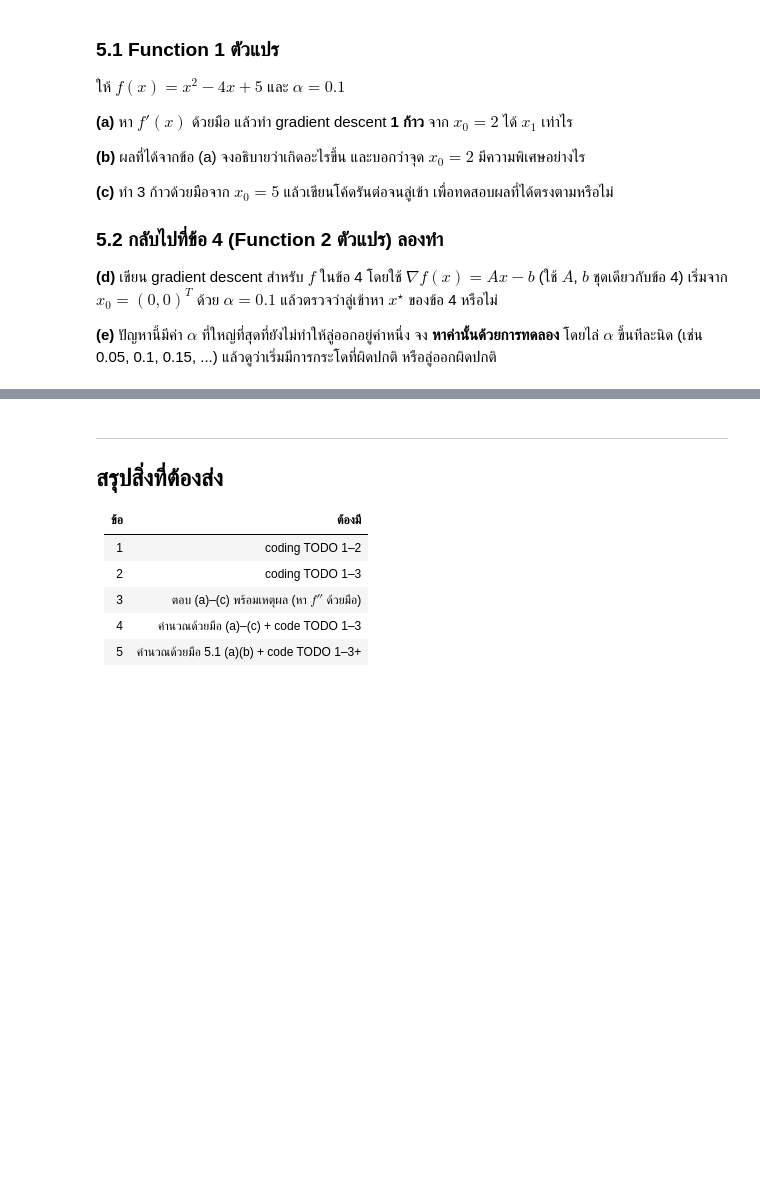
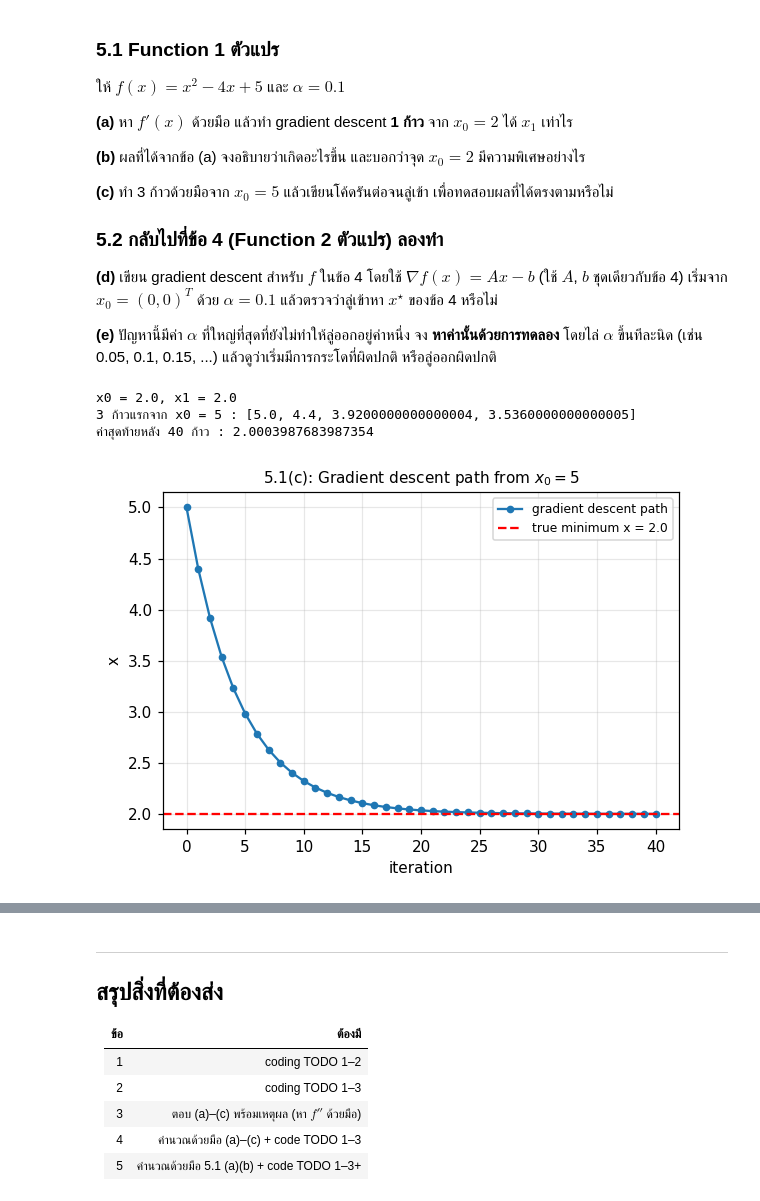
Before and after one commit to txchxn01/Home_work, a Jupyter notebook: PS01_linear_algebra_optimization.ipynb, the cells around one changed output, grey strips where cells are left out. Drawn from its saved outputs; the diff is of its cells as text; code cells hidden in the pictures; blank space fills up the shorter version.

```diff
--- a/PS01_linear_algebra_optimization.ipynb
+++ b/PS01_linear_algebra_optimization.ipynb
@@ -249,20 +320,48 @@ $$x_{k+1} = x_k - \alpha \nabla f(x_k)$$
 # %%
 # ---------- 5.1 กรณี 1 ตัวแปร ----------
 def f1(x):
     return x ** 2 - 4 * x + 5
 
 
 def grad_f1(x):
     # TODO 1: เขียนอนุพันธ์ f'(x) ที่หามาได้จากข้อ (a)
-    ...
+    return 2 * x - 4
 
 
 # TODO 2: ทำ gradient descent จาก x0 = 2 จำนวน 1 ก้าว ด้วย alpha = 0.1
 #         แล้ว print ค่า x1 ที่ได้ เทียบกับ x0
+alpha = 0.1
+x0 = 2.0
+x1 = x0 - alpha * grad_f1(x0)
+print(f"x0 = {x0}, x1 = {x1}")
 
 # TODO 3: ทำ gradient descent จาก x0 = 5 จำนวน 40 ก้าว (alpha = 0.1)
 #         เก็บ path ไว้ แล้ววาดกราฟ x เทียบกับจำนวนรอบ
 #         พร้อมลากเส้นแนวนอนที่คำตอบจริง (หาได้จากการจัดรูป f ในข้อ (b))
+x_true = 2.0  # f(x) = (x-2)^2 + 1  ->  minimum ที่ x = 2
+
+xk = 5.0
+path = [xk]
+for _ in range(40):
+    xk = xk - alpha * grad_f1(xk)
+    path.append(xk)
+
+print("3 ก้าวแรกจาก x0 = 5 :", path[:4])
+print("ค่าสุดท้ายหลัง 40 ก้าว :", path[-1])
+
+plt.figure(figsize=(5.5, 4))
+plt.plot(path, "o-", ms=4, label="gradient descent path")
+plt.axhline(x_true, color="red", ls="--", label=f"true minimum x = {x_true}")
+plt.xlabel("iteration"); plt.ylabel("x")
+plt.title("5.1(c): Gradient descent path from $x_0=5$", fontsize=10)
+plt.legend(fontsize=8)
+plt.tight_layout()
+plt.show()
+# %% [output]
+x0 = 2.0, x1 = 2.0
+3 ก้าวแรกจาก x0 = 5 : [5.0, 4.4, 3.9200000000000004, 3.5360000000000005]
+ค่าสุดท้ายหลัง 40 ก้าว : 2.0003987683987354
+[figure, added]
 # %%
 # ---------- 5.2 กรณี 2 ตัวแปร : ใช้ A4, b4 จากข้อ 4 ----------
 # TODO 4: เขียน Function gradient descent สำหรับ f ในข้อ 4
```
Also changed, not shown: parts of 8 cells of this notebook.
